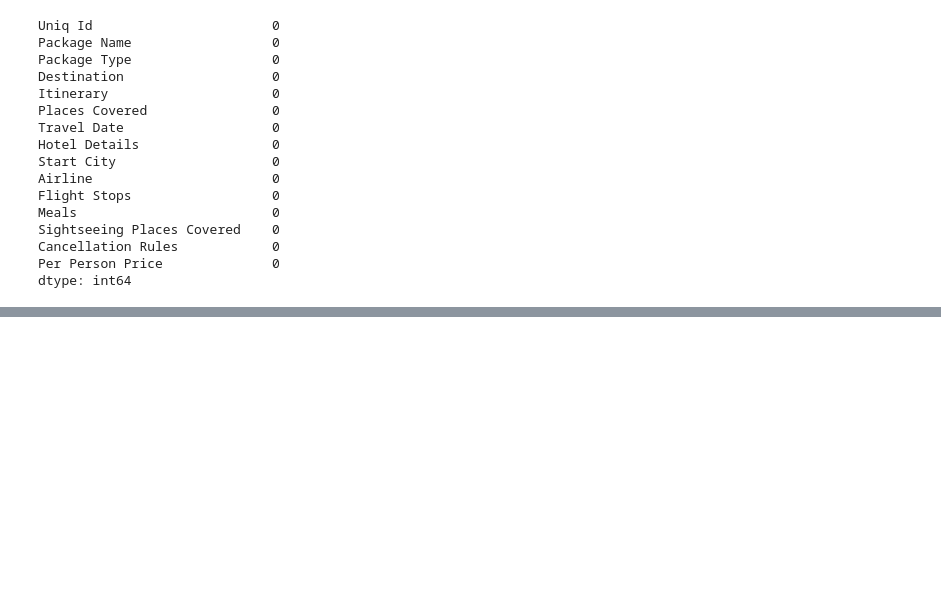
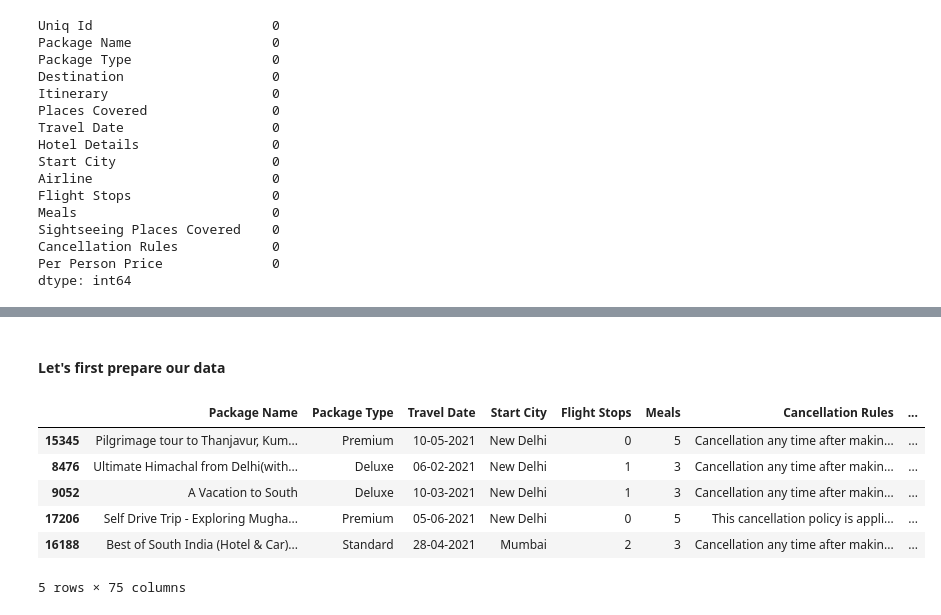
Before and after one commit to GGC17/machinehack_travels, a Jupyter notebook: travel_eda.ipynb, the cells around one changed output, grey strips where cells are left out. Saved outputs shown, nothing was run; the diff lists cells and outputs as text; code cells hidden in the pictures; blank space fills up the shorter version.

```diff
--- a/travel_eda.ipynb
+++ b/travel_eda.ipynb
@@ -166,0 +198,2 @@ X_train[cont_var]
+# %% [markdown]
+#### Let's first prepare our data
@@ -166,0 +226,35 @@ X_train[cont_var]
+# %%
+# Prepare "Itinerary" column - nº of nights
+def itinerary(df):
+
+    nights_list = []
+
+    # Use regex to find the different number of nights in each destination
+    for i in df['Itinerary']:
+        n_nights = re.findall(r'[0-9]+', i)
+        nights_list.append(n_nights)
+
+    temp = pd.DataFrame(nights_list)
+
+    # Rename Columns
+    for i, column in enumerate(temp.columns):
+        temp.rename(columns = {column: f'Nights_destination_{i+1}'}, inplace = True)
+
+    # Fill null values with 0
+    temp.fillna(0, inplace = True)
+    temp = temp.astype('int64')
+
+    # Prepare temp with thesame index as initial df
+    index_df = df.index
+    temp.set_index(index_df, inplace=True)
+
+    # Joint
+    df_ = df.join(temp)
+
+    # Drop Itinerary Column
+    df_final = df_.drop(columns=['Itinerary'])
+
+    # Compute Total Nights
+    df_final["Total_nights"] = temp.sum(axis=1)
+
+    return df_final
@@ -166,0 +265,10 @@ X_train[cont_var]
+# %%
+X_train.head()
+# %% [output]
+|  | Package Name | Package Type | Travel Date | Start City | Flight Stops | Meals | Cancellation Rules | ... |
+| 15345 | Pilgrimage tour to Thanjavur, Kum... | Premium | 10-05-2021 | New Delhi | 0 | 5 | Cancellation any time after makin... | ... |
+| 8476 | Ultimate Himachal from Delhi(with... | Deluxe | 06-02-2021 | New Delhi | 1 | 3 | Cancellation any time after makin... | ... |
+| 9052 | A Vacation to South | Deluxe | 10-03-2021 | New Delhi | 1 | 3 | Cancellation any time after makin... | ... |
+| 17206 | Self Drive Trip - Exploring Mugha... | Premium | 05-06-2021 | New Delhi | 0 | 5 | This cancellation policy is appli... | ... |
+| 16188 | Best of South India (Hotel & Car)... | Standard | 28-04-2021 | Mumbai | 2 | 3 | Cancellation any time after makin... | ... |
+5 rows × 75 columns
```
Also changed, not shown: parts of 21 cells of this notebook.
